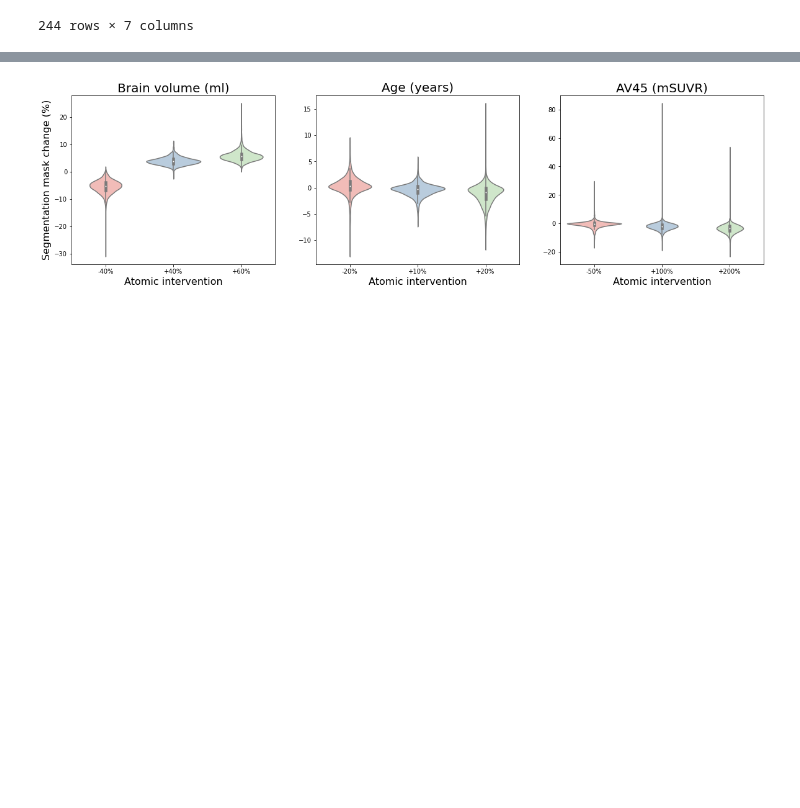
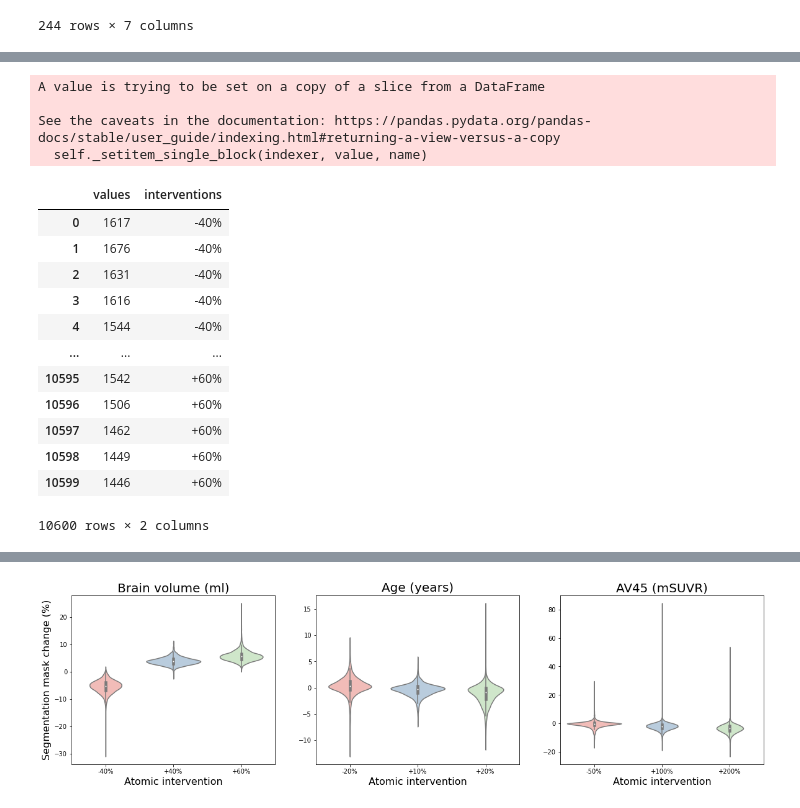
Before and after one commit to aay993/counterfactual_AD, a Jupyter notebook: deepscm/experiments/plotting/ukbb/validations_by_segmentation.ipynb, the cells around one changed output, grey strips where cells are left out. Drawn from its saved outputs; the diff is of its cells as text; code cells hidden in the pictures; blank space fills up the shorter version.

```diff
--- a/deepscm/experiments/plotting/ukbb/validations_by_segmentation.ipynb
+++ b/deepscm/experiments/plotting/ukbb/validations_by_segmentation.ipynb
@@ -922,0 +797,35 @@ p-value annotation legend:
+# %%
+df_real = pd.read_csv('brain_volume_seg_validations.csv')
+
+# Converting dataframe to format compatiable with statannotations
+values = np.concatenate((
+    df_real['-40%'].to_numpy(),
+    df_real['Original masks'].to_numpy(),
+    df_real['+40%'].to_numpy(),
+    df_real['+60%'].to_numpy()))
+
+df_real = pd.DataFrame(data=values, columns=['values'])
+df_real['interventions'] = 0
+df_real['interventions'].iloc[:2650] = '-40%'
+df_real['interventions'].iloc[2650:2650*2] = 'NULL'
+df_real['interventions'].iloc[2650*2:2650*3] = '+40%'
+df_real['interventions'].iloc[2650*3:] = '+60%'
+df_real
+# %% [output]
+A value is trying to be set on a copy of a slice from a DataFrame
+
+See the caveats in the documentation: https://pandas.pydata.org/pandas-docs/stable/user_guide/indexing.html#returning-a-view-versus-a-copy
+  self._setitem_single_block(indexer, value, name)
+|  | values | interventions |
+| 0 | 1617 | -40% |
+| 1 | 1676 | -40% |
+| 2 | 1631 | -40% |
+| 3 | 1616 | -40% |
+| 4 | 1544 | -40% |
+| ... | ... | ... |
+| 10595 | 1542 | +60% |
+| 10596 | 1506 | +60% |
+| 10597 | 1462 | +60% |
+| 10598 | 1449 | +60% |
+| 10599 | 1446 | +60% |
+10600 rows × 2 columns
```
Also changed, not shown: parts of 4 cells of this notebook, 2 other files.
